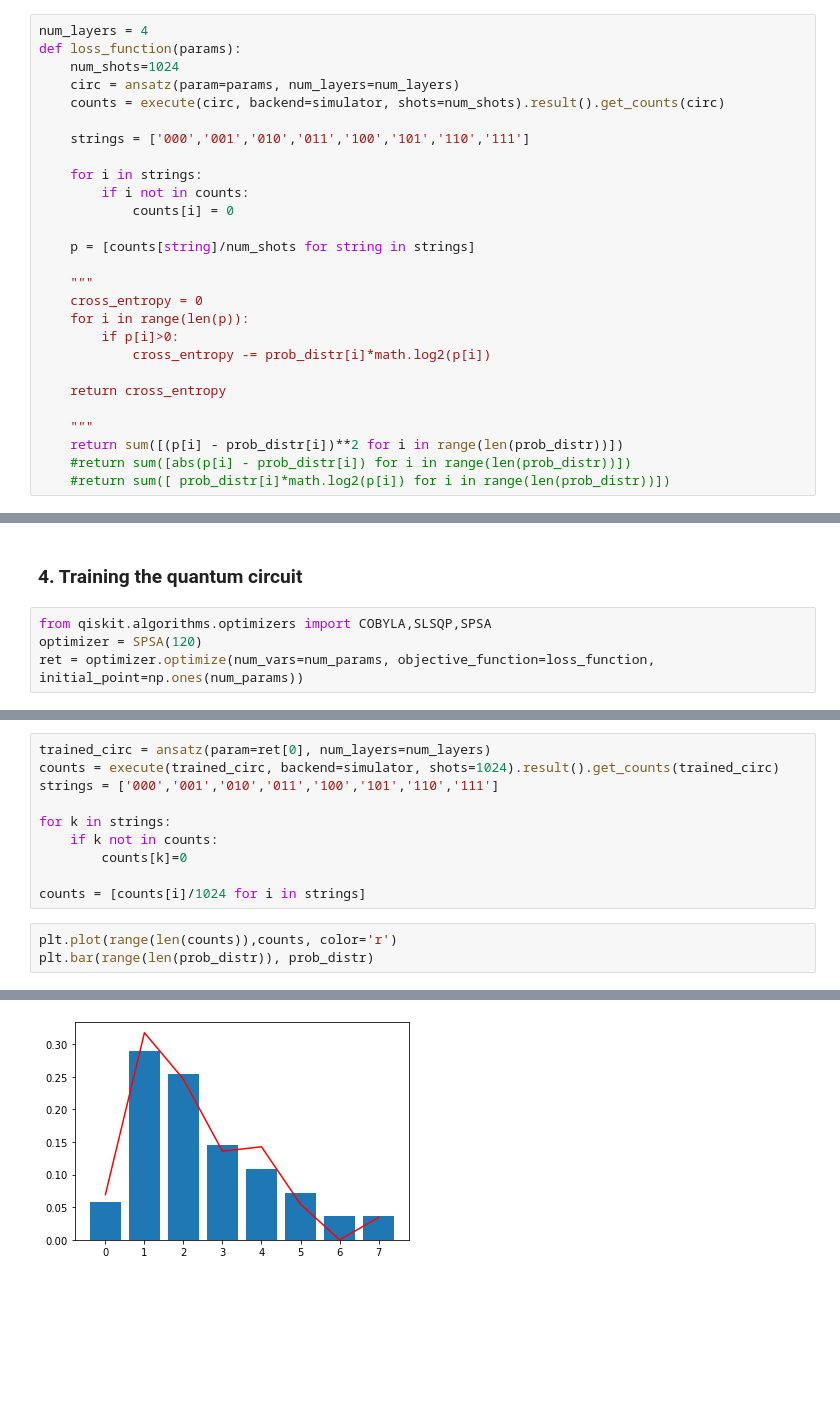
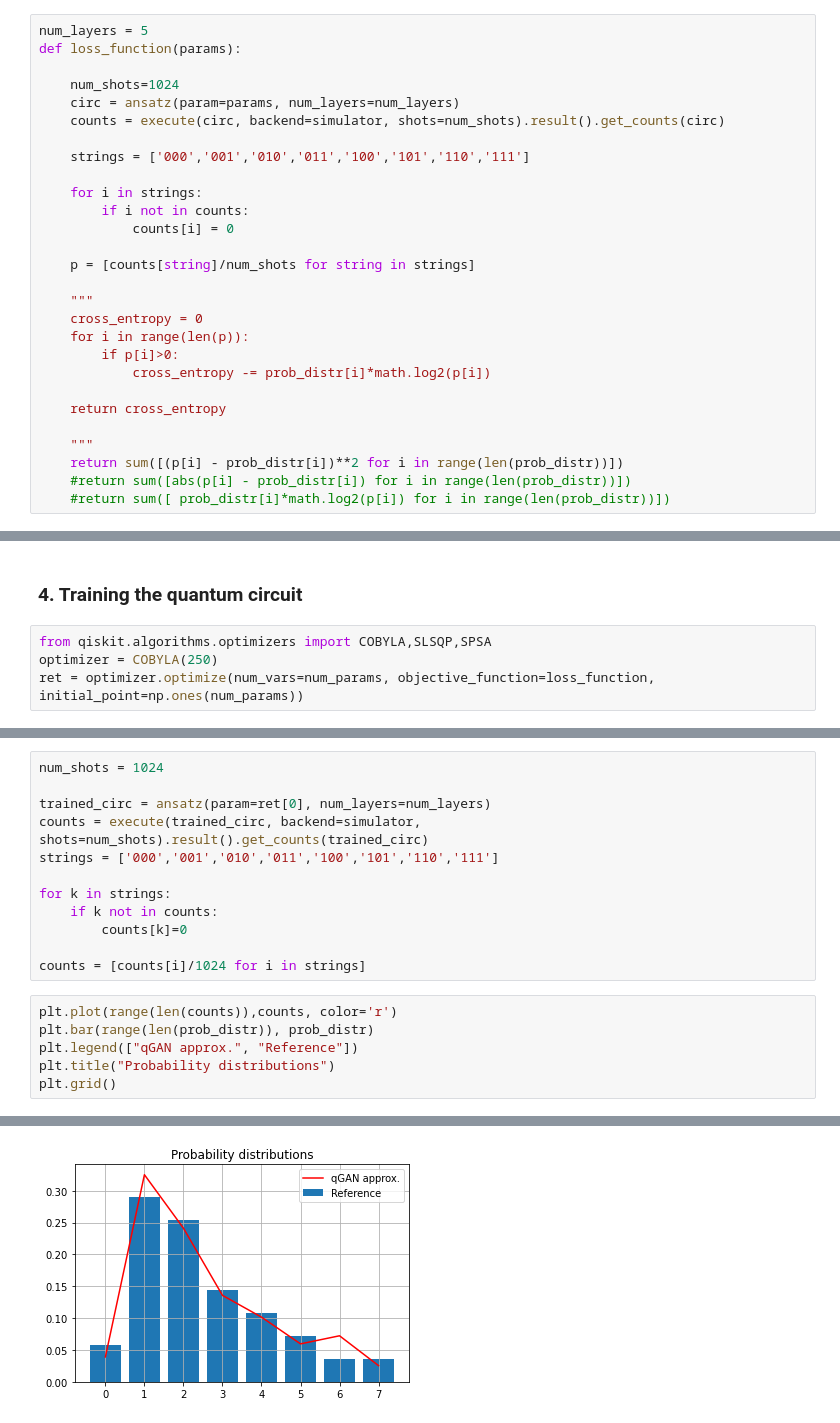
Before and after one commit to AntonSimen06/qGAN, a Jupyter notebook: qGANs.ipynb, the cells around one changed output, grey strips where cells are left out. Saved outputs shown, nothing was run; the diff lists cells and outputs as text; blank space fills up the shorter version.

```diff
--- a/qGANs.ipynb
+++ b/qGANs.ipynb
@@ -74,8 +72,9 @@ Cross-entropy
 
 $$ \mathcal{L}_\theta = \sum_{i=0} y_i\log{p_i^\theta} $$
 # %%
-num_layers = 4
+num_layers = 5
 def loss_function(params):
+
     num_shots=1024
     circ = ansatz(param=params, num_layers=num_layers)
     counts = execute(circ, backend=simulator, shots=num_shots).result().get_counts(circ)
@@ -109,5 +108,5 @@ loss_function(params = np.zeros(num_params))
 ### 4. Training the quantum circuit
 # %%
 from qiskit.algorithms.optimizers import COBYLA,SLSQP,SPSA
-optimizer = SPSA(120)
+optimizer = COBYLA(250)
 ret = optimizer.optimize(num_vars=num_params, objective_function=loss_function, initial_point=np.ones(num_params))
@@ -118,6 +113,8 @@ ret[1]
 # %%
+num_shots = 1024
+
 trained_circ = ansatz(param=ret[0], num_layers=num_layers)
-counts = execute(trained_circ, backend=simulator, shots=1024).result().get_counts(trained_circ)
+counts = execute(trained_circ, backend=simulator, shots=num_shots).result().get_counts(trained_circ)
 strings = ['000','001','010','011','100','101','110','111']
 
 for k in strings:
@@ -128,4 +125,7 @@ counts = [counts[i]/1024 for i in strings]
 # %%
 plt.plot(range(len(counts)),counts, color='r')
 plt.bar(range(len(prob_distr)), prob_distr)
+plt.legend(["qGAN approx.", "Reference"])
+plt.title("Probability distributions")
+plt.grid()
 # %% [output]
@@ -133 +132 @@ plt.bar(range(len(prob_distr)), prob_distr)
-[figure, old version]
+[figure, new version]
```
Also changed, not shown: parts of 6 cells of this notebook, 1 other file.
